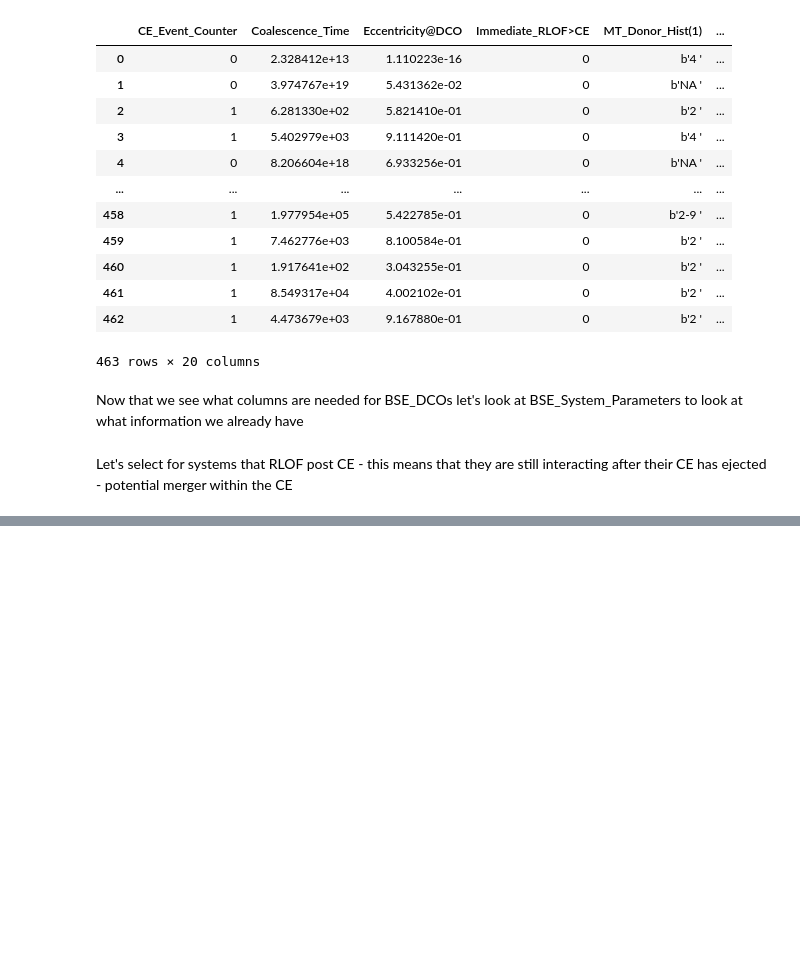
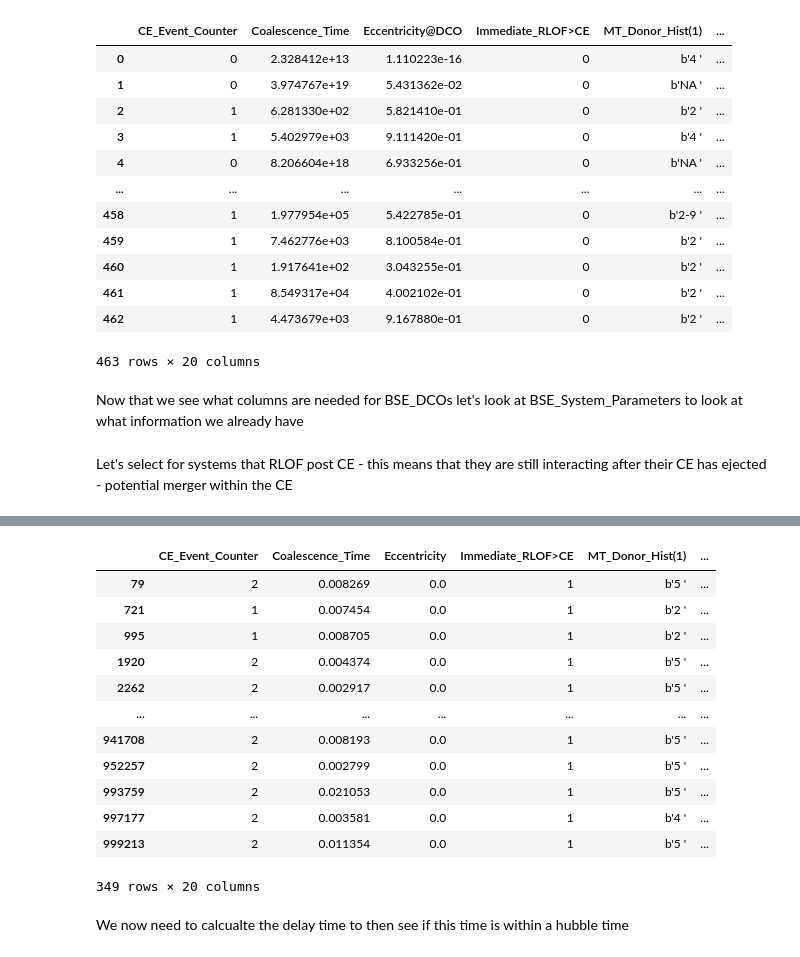
Before and after one commit to melanie-santiago26/research_work, a Jupyter notebook: making_figures/RLOF_Post_CE.ipynb, the cells around one changed output, grey strips where cells are left out. Saved outputs shown, nothing was run; the diff lists cells and outputs as text; code cells hidden in the pictures; blank space fills up the shorter version.

```diff
--- a/making_figures/RLOF_Post_CE.ipynb
+++ b/making_figures/RLOF_Post_CE.ipynb
@@ -72,0 +151,5 @@ WD_SP_edit = WD_SP_edit[rlof_post_ce]
+# %%
+# Add columns for the more and less massive compact object
+
+WDWD_EDIT_SYS['M_moremass'] = WDWD_EDIT_SYS[['Mass(1)', 'Mass(2)']].max(axis=1)
+WDWD_EDIT_SYS['M_lessmass'] = WDWD_EDIT_SYS[['Mass(1)', 'Mass(2)']].min(axis=1)
@@ -72,0 +167,22 @@ WD_SP_edit = WD_SP_edit[rlof_post_ce]
+# %%
+time_col_wd = useful_fncs.tgw((WDWD_EDIT_SYS['SemiMajorAxis'].values),(WDWD_EDIT_SYS['Eccentricity']),(WDWD_EDIT_SYS['M_moremass'].values),(WDWD_EDIT_SYS['M_lessmass'].values),Data_WD_edit,'BSE_System_Parameters','SemiMajorAxis')
+# %%
+# let's insert the check if there was a merger before hubble time into our dataframe
+
+# only run this cell once per table creation
+WDWD_EDIT_SYS.insert(1,"Coalescence_Time",time_col_wd,True)
+WDWD_EDIT_SYS
+# %% [output]
+|  | CE_Event_Counter | Coalescence_Time | Eccentricity | Immediate_RLOF>CE | MT_Donor_Hist(1) | ... |
+| 79 | 2 | 0.008269 | 0.0 | 1 | b'5 ' | ... |
+| 721 | 1 | 0.007454 | 0.0 | 1 | b'2 ' | ... |
+| 995 | 1 | 0.008705 | 0.0 | 1 | b'2 ' | ... |
+| 1920 | 2 | 0.004374 | 0.0 | 1 | b'5 ' | ... |
+| 2262 | 2 | 0.002917 | 0.0 | 1 | b'5 ' | ... |
+| ... | ... | ... | ... | ... | ... | ... |
+| 941708 | 2 | 0.008193 | 0.0 | 1 | b'5 ' | ... |
+| 952257 | 2 | 0.002799 | 0.0 | 1 | b'5 ' | ... |
+| 993759 | 2 | 0.021053 | 0.0 | 1 | b'5 ' | ... |
+| 997177 | 2 | 0.003581 | 0.0 | 1 | b'4 ' | ... |
+| 999213 | 2 | 0.011354 | 0.0 | 1 | b'5 ' | ... |
+349 rows × 20 columns
@@ -72,0 +192,2 @@ WD_SP_edit = WD_SP_edit[rlof_post_ce]
+# %% [markdown]
+We now need to calcualte the delay time to then see if this time is within a hubble time
```
Also changed, not shown: parts of 44 cells of this notebook, 2 other files.
